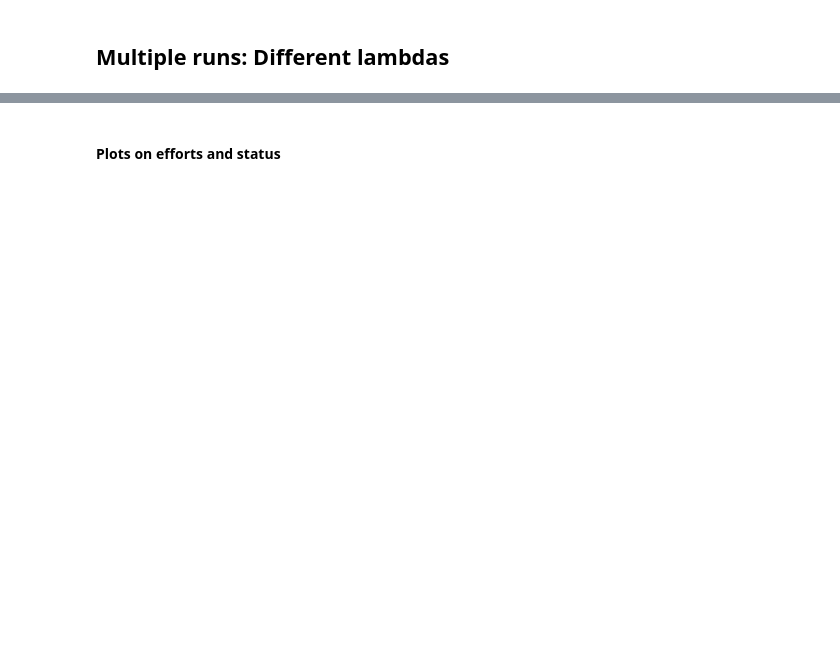
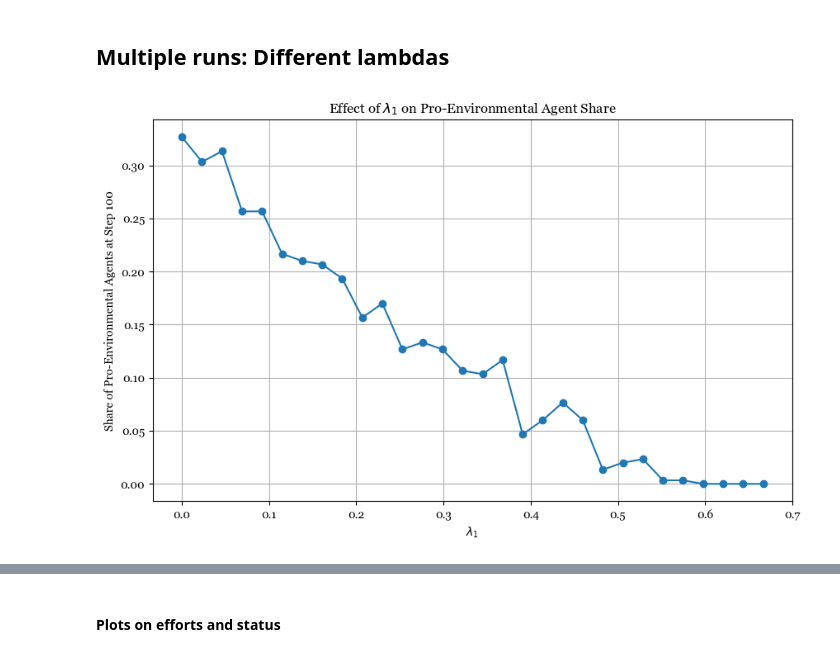
Before and after one commit to s-herrerag/enviromental_behavior_dynamics, a Jupyter notebook: coordination_abm.ipynb, the cells around one changed output, grey strips where cells are left out. Cells and saved outputs as stored; diff of their text form; code cells hidden in the pictures; blank space fills up the shorter version.

```diff
--- a/coordination_abm.ipynb
+++ b/coordination_abm.ipynb
@@ -238,2 +253,51 @@ plt.show()
 # %% [markdown]
 ## Multiple runs: Different lambdas
+# %%
+# Set the number of agents and other parameters
+N = 300  # Number of agents
+lambda2 = 1/3
+alpha = 1
+beta = 2/3
+steps_convincement = 5
+
+# Define a range of lambda1 values from 0 to (1 - lambda2)
+lambda1_values = np.linspace(0, 1 - lambda2, num=30)  # Adjust the number of points as needed
+
+# Lists to store results
+lambda1_list = []
+pro_env_shares = []
+
+# Iterate over the lambda1 values
+for lambda1 in lambda1_values:
+    # Initialize the model with the current lambda1
+    model = coordination_model(N, lambda1, lambda2, alpha = alpha, beta = beta, steps_convincement = steps_convincement)
+
+    # Run the model for the specified number of steps
+    for i in range(num_steps):
+        model.step()
+
+    # Retrieve the collected data
+    agent_data = model.datacollector.get_agent_vars_dataframe().reset_index()
+
+    # Get the data from the last step
+    try:
+        share_pro_env = agent_data.loc[agent_data['Step'] == num_steps - 1].Group.value_counts(normalize=True)["Pro - environment"]
+    except KeyError:
+        share_pro_env = 0
+
+    # Store the lambda1 and share
+    lambda1_list.append(lambda1)
+    pro_env_shares.append(share_pro_env)
+
+
+# Now plot the results
+plt.figure(figsize=(10, 6))
+plt.plot(lambda1_list, pro_env_shares, marker='o', linestyle='-')
+plt.xlabel('$\lambda_1$')
+plt.ylabel('Share of Pro-Environmental Agents at Step {}'.format(num_steps))
+plt.title('Effect of $\lambda_1$ on Pro-Environmental Agent Share')
+plt.grid(True)
+plt.savefig("lambda1_shares.pdf", bbox_inches='tight', dpi = 300)
+plt.show()
+# %% [output]
+[figure, added]
```
Also changed, not shown: parts of 8 cells of this notebook, 16 other files.
